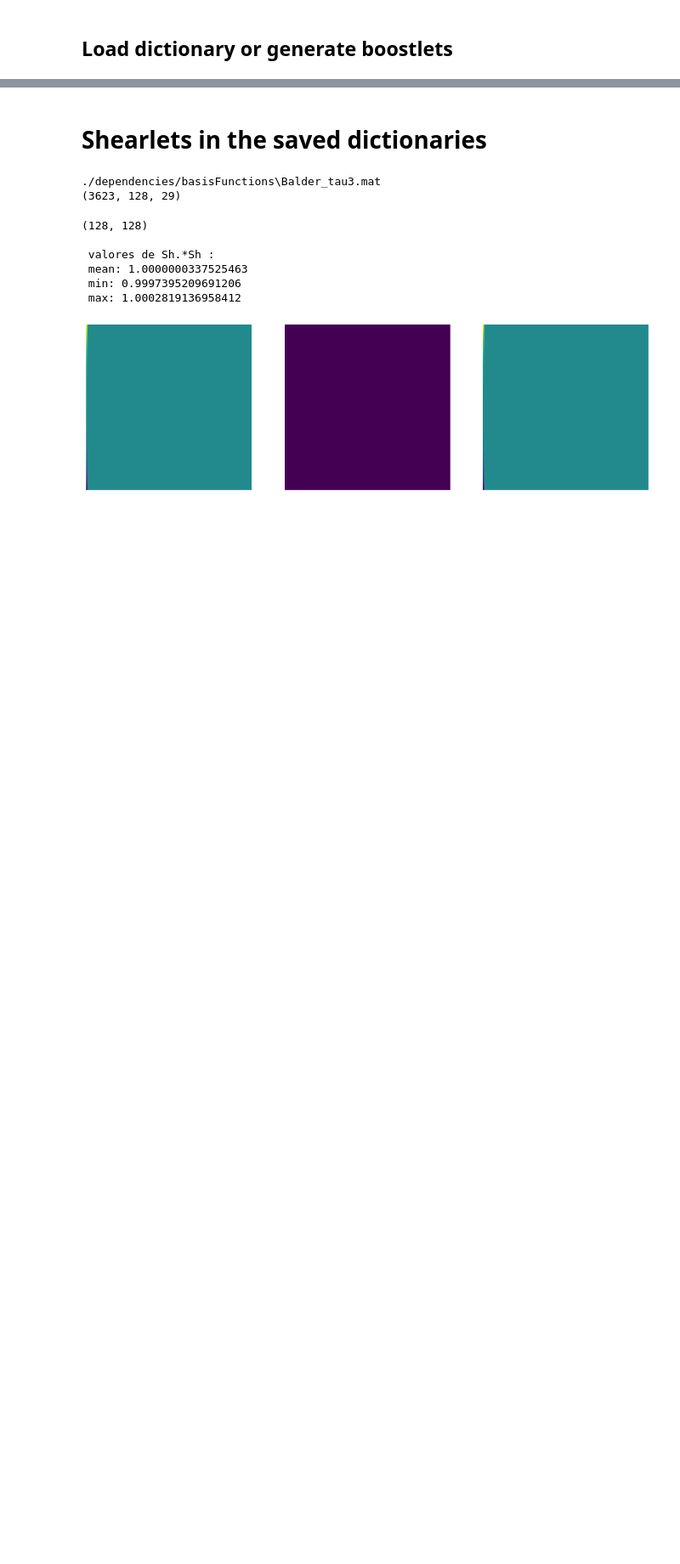
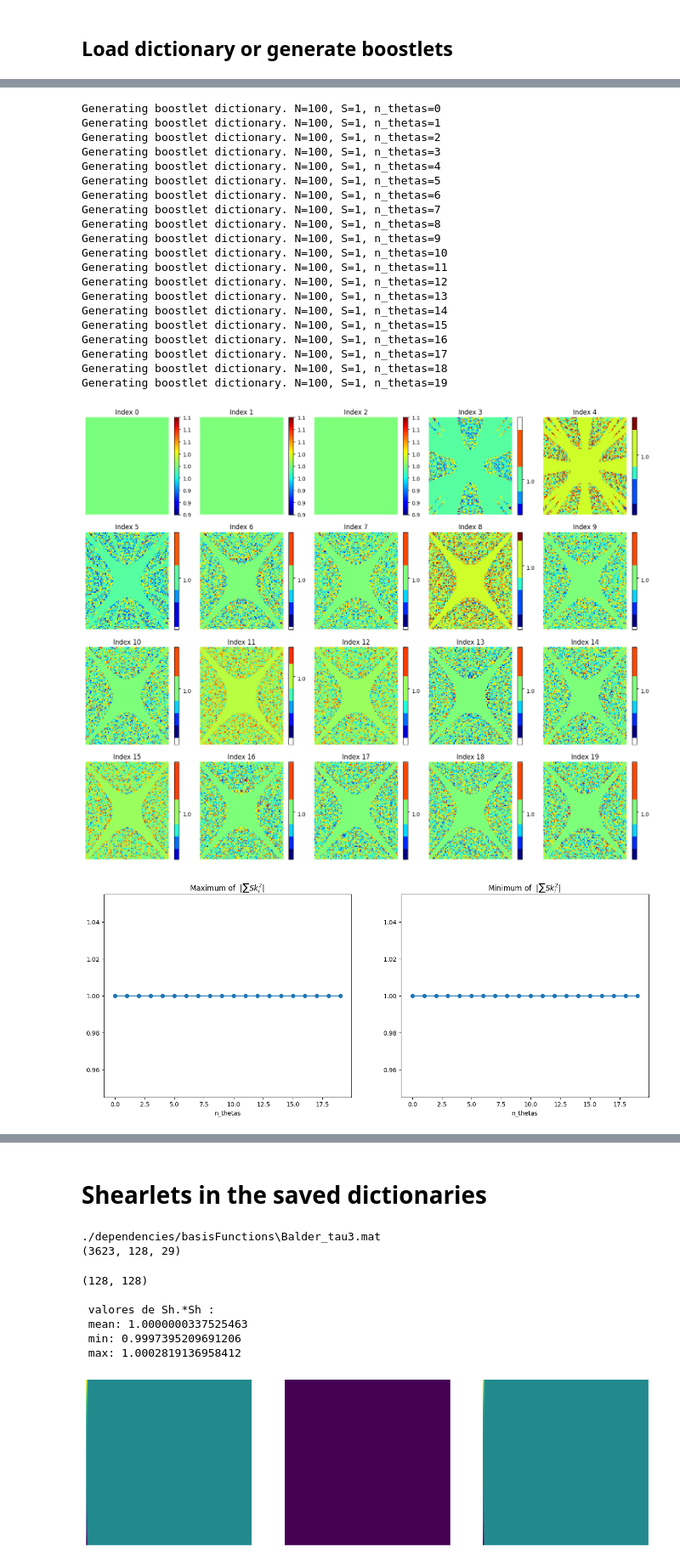
Before and after one commit to Ramon-PR/RIRIS-boostlets, a Jupyter notebook: check_dicts.ipynb, the cells around one changed output, grey strips where cells are left out. Shown at 85% size. Drawn from its saved outputs; the diff is of its cells as text; code cells hidden in the pictures; blank space fills up the shorter version.

```diff
--- a/check_dicts.ipynb
+++ b/check_dicts.ipynb
@@ -35,20 +43,0 @@ Sk = get_boostlets_dict(N, a_grid, theta_grid)
-# %%
-A = np.sum(Sk*Sk, axis=2)
-
-print()
-print(" valores de Sk.*Sk :")
-print(f" mean: {A.mean()}")
-print(f" min: {A.real.min()}")
-print(f" max: {A.real.max()}")
-
-
-fig, ax = plt.subplots(1,3, figsize=(12, 12) )
-ax[0].imshow(  (A).real, cmap="jet" , clim=[0, 2.5])
-ax[1].imshow(  (A).imag  )
-ax[2].imshow(np.abs(A))
-
-ax[0].axis('off')
-ax[1].axis('off')
-ax[2].axis('off')
-
-plt.show()
@@ -60,0 +76,49 @@ plt.show()
+# %%
+Sk = []
+Sk2 = []
+N, S = 100, 1
+for n_thetas in range(20):
+    build_dict = dict(Sk_type = 'boostlet', N = N, S = S, n_thetas = n_thetas)
+
+    temp = load_sk(folder='./', file='dummy', build_dict=build_dict)
+    temp = temp / np.sqrt((np.sum(temp*temp, axis=2)))[:, :, np.newaxis] # Extra adimensionalizacion
+    Sk.append( temp )
+
+    Sk2.append( check_dic(Sk[n_thetas]) )
+
+plot_array_images(Sk2, num_cols=5)
+
+max_vals = [ np.max( np.abs(sk2) ) for sk2 in Sk2 ]
+min_vals = [ np.min( np.abs(sk2) ) for sk2 in Sk2 ]
+data = [max_vals, min_vals]
+xaxes = [range(len(max_vals)), range(len(max_vals))]
+titles = [r"Maximum of  $|\sum Sk_i^2|$ ", r"Minimum of  $|\sum Sk_i^2|$ "]
+fig, axes = plt.subplots(1, len(data), figsize=(16,6))
+plots = [ax.plot(xax, d, '-o' ) for ax, d, xax in zip(axes, data, xaxes)]
+
+labels = [ax.set_xlabel( r"n_thetas" ) for ax in axes]
+ttl = [ax.set_title( titl ) for ax, titl in zip(axes, titles)]
+plt.show()
+# %% [output]
+Generating boostlet dictionary. N=100, S=1, n_thetas=0
+Generating boostlet dictionary. N=100, S=1, n_thetas=1
+Generating boostlet dictionary. N=100, S=1, n_thetas=2
+Generating boostlet dictionary. N=100, S=1, n_thetas=3
+Generating boostlet dictionary. N=100, S=1, n_thetas=4
+Generating boostlet dictionary. N=100, S=1, n_thetas=5
+Generating boostlet dictionary. N=100, S=1, n_thetas=6
+Generating boostlet dictionary. N=100, S=1, n_thetas=7
+Generating boostlet dictionary. N=100, S=1, n_thetas=8
+Generating boostlet dictionary. N=100, S=1, n_thetas=9
+Generating boostlet dictionary. N=100, S=1, n_thetas=10
+Generating boostlet dictionary. N=100, S=1, n_thetas=11
+Generating boostlet dictionary. N=100, S=1, n_thetas=12
+Generating boostlet dictionary. N=100, S=1, n_thetas=13
+Generating boostlet dictionary. N=100, S=1, n_thetas=14
+Generating boostlet dictionary. N=100, S=1, n_thetas=15
+Generating boostlet dictionary. N=100, S=1, n_thetas=16
+Generating boostlet dictionary. N=100, S=1, n_thetas=17
+Generating boostlet dictionary. N=100, S=1, n_thetas=18
+Generating boostlet dictionary. N=100, S=1, n_thetas=19
+[figure, added]
+[figure, added]
```
Also changed, not shown: parts of 11 cells of this notebook, 1 other file.
